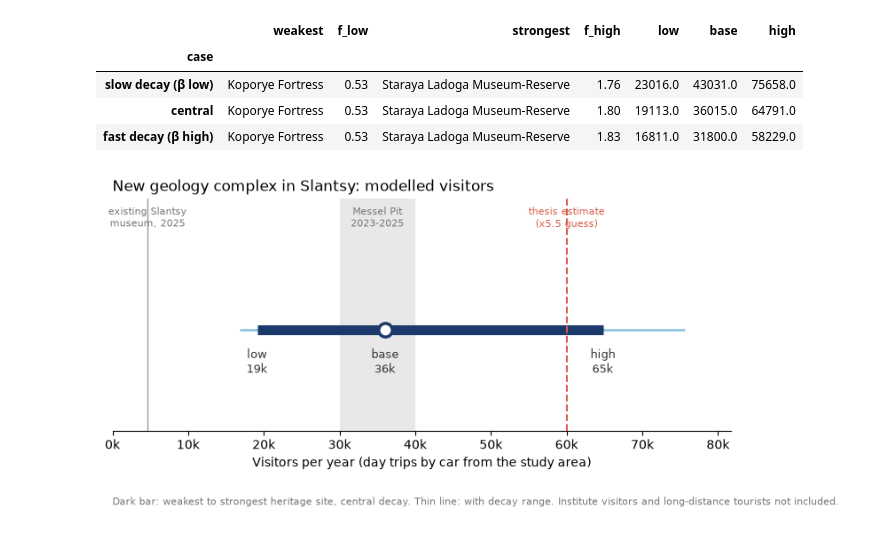
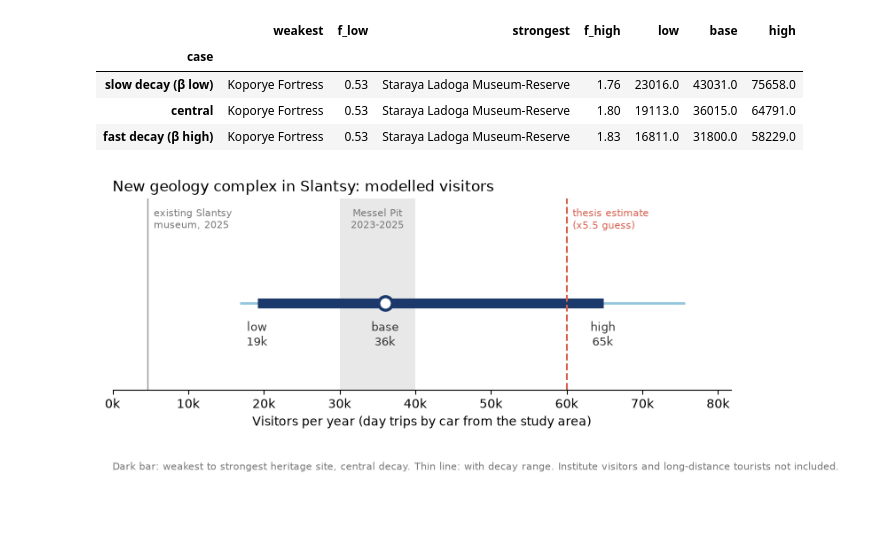
Before and after one commit to evelina-kalugina/klint-visitor-demand-model, a Jupyter notebook: notebooks/06_slantsy_scenarios.ipynb, the cells around one changed output. Cells and saved outputs as stored; diff of their text form; code cells hidden in the pictures.

```diff
--- a/notebooks/06_slantsy_scenarios.ipynb
+++ b/notebooks/06_slantsy_scenarios.ipynb
@@ -109,37 +109,36 @@ Including decay range: 16,811 to 75,658
 # %%
 # summary chart
 from matplotlib.ticker import FuncFormatter
 
 lo_all, hi_all = grid["low"].min(), grid["high"].max()
 
-fig, ax = plt.subplots(figsize=(9, 3.4))
+fig, ax = plt.subplots(figsize=(9, 2.8))
 ax.axvspan(30000, 40000, color="#d9d9d9", alpha=0.6, lw=0)   # Messel 2023-2025
 ax.hlines(1, lo_all, hi_all, color="#92c5de", lw=2)          # decay range
 ax.hlines(1, cen["low"], cen["high"], color="#1b3a6b", lw=8)  # low to high, central decay
 ax.plot(cen["base"], 1, "o", ms=11, color="white", mec="#1b3a6b", mew=2.5, zorder=3)
 for x, txt in [(cen["low"], "low"), (cen["base"], "base"), (cen["high"], "high")]:
     ax.annotate(f"{txt}\n{x / 1000:.0f}k", (x, 1), xytext=(0, -14), textcoords="offset points",
                 ha="center", va="top", fontsize=9, color="#333333")
 
 ax.axvline(4645, color="#999999", lw=1)
 ax.axvline(60000, color="#d6604d", lw=1.5, ls="--")
-for x, txt, col in [(4645, "existing Slantsy\nmuseum, 2025", "#777777"),
-                    (35000, "Messel Pit\n2023-2025", "#777777"),
-                    (60000, "thesis estimate\n(x5.5 guess)", "#d6604d")]:
-    ax.text(x, 1.68, txt, ha="center", va="top", fontsize=8, color=col)
+ax.text(4645 + 800, 1.55, "existing Slantsy\nmuseum, 2025", ha="left", va="top", fontsize=8, color="#777777")
+ax.text(35000, 1.55, "Messel Pit\n2023-2025", ha="center", va="top", fontsize=8, color="#777777")
+ax.text(60000 + 800, 1.55, "thesis estimate\n(x5.5 guess)", ha="left", va="top", fontsize=8, color="#d6604d")
 
-ax.set_ylim(0.45, 1.72)
+ax.set_ylim(0.5, 1.6)
 ax.set_xlim(0, hi_all * 1.08)
 ax.set_yticks([])
 ax.xaxis.set_major_formatter(FuncFormatter(lambda v, _: f"{v / 1000:g}k"))
 ax.set_xlabel("Visitors per year (day trips by car from the study area)")
 ax.set_title("New geology complex in Slantsy: modelled visitors", loc="left")
-ax.text(0, -0.32, "Dark bar: weakest to strongest heritage site, central decay. Thin line: with decay range. "
+ax.text(0, -0.42, "Dark bar: weakest to strongest heritage site, central decay. Thin line: with decay range. "
         "Institute visitors and long-distance tourists not included.",
         transform=ax.transAxes, fontsize=8, color="#777777")
 for s in ["left", "top", "right"]:
     ax.spines[s].set_visible(False)
 fig.savefig("../figures/06_scenarios.png", dpi=200, bbox_inches="tight")
 plt.show()
 # %% [output]
-[figure, old version]
+[figure, new version]
```
Also changed, not shown: parts of 2 cells of this notebook, 2 other files.
